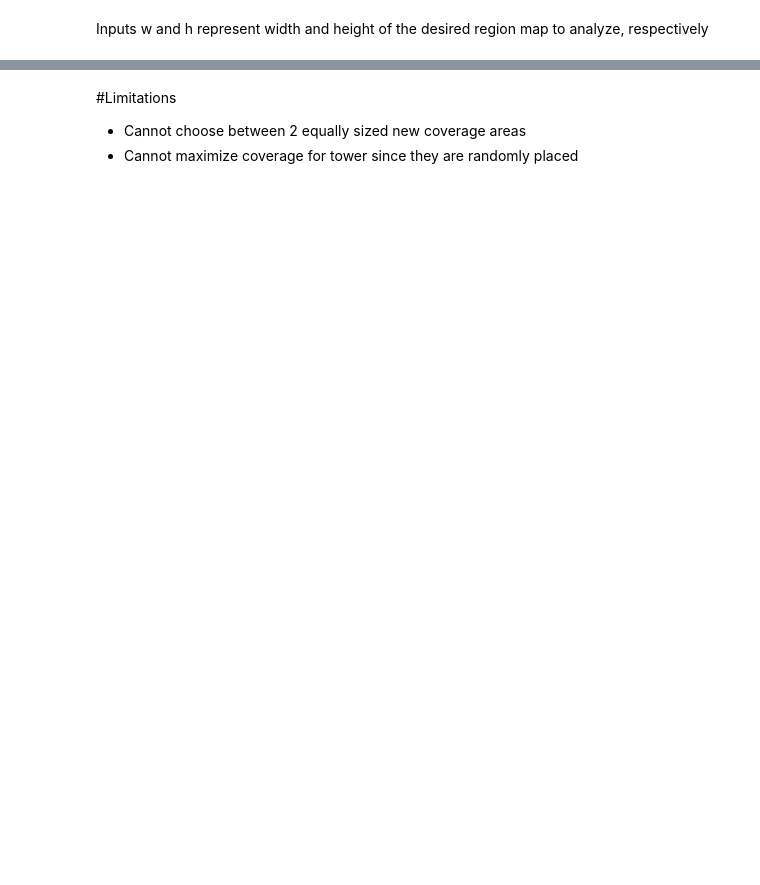
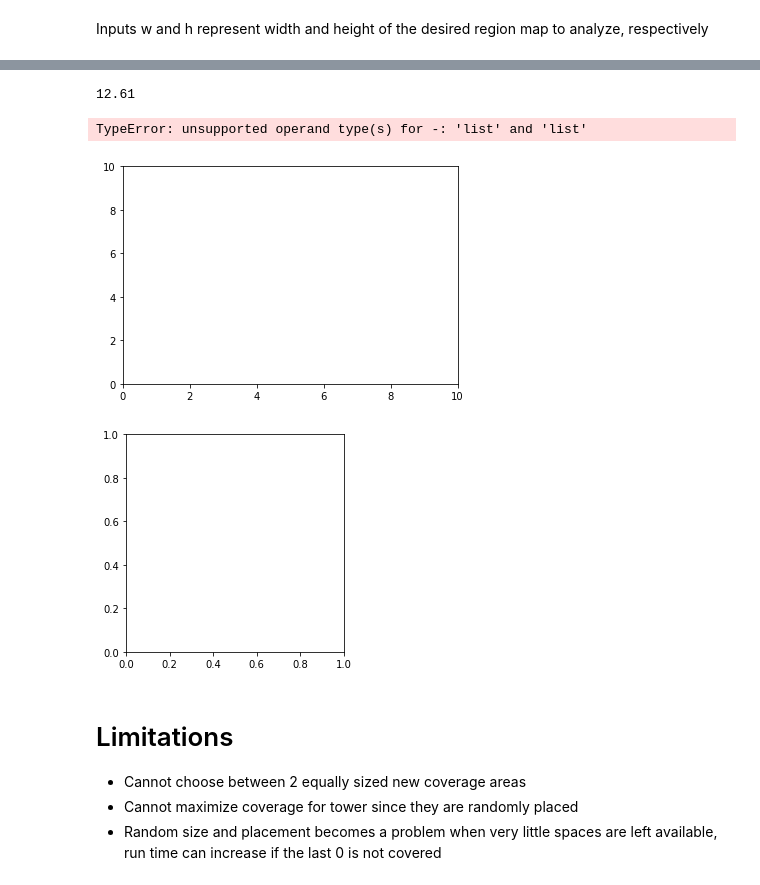
Before and after one commit to bhaktatejas922/individ-project, a Jupyter notebook: AD-Hoc.ipynb, the cells around one changed output, grey strips where cells are left out. Saved outputs shown, nothing was run; the diff lists cells and outputs as text; code cells hidden in the pictures; blank space fills up the shorter version.

```diff
--- a/AD-Hoc.ipynb
+++ b/AD-Hoc.ipynb
@@ -358,4 +425,18 @@ The % coverage relative to the desired total area is: 137.33%
+# %%
+# print(average_towers_full(w,h))
+# prints the avg number of towers needed, as a float, to fill up the map
+# Example with width =10 and height =10
+print(average_towers_full(10,10))
+# %% [output]
+12.61
+# %%
+plot_tower([rectangle_data],10,10)
+# %% [output]
+TypeError: unsupported operand type(s) for -: 'list' and 'list'
+[figure, added]
+[figure, added]
 # %% [markdown]
-#Limitations
+# Limitations
 - Cannot choose between 2 equally sized new coverage areas
 - Cannot maximize coverage for tower since they are randomly placed
+- Random size and placement becomes a problem when very little spaces are left available, run time can increase if the last 0 is not covered
```
Also changed, not shown: parts of 22 cells of this notebook.
